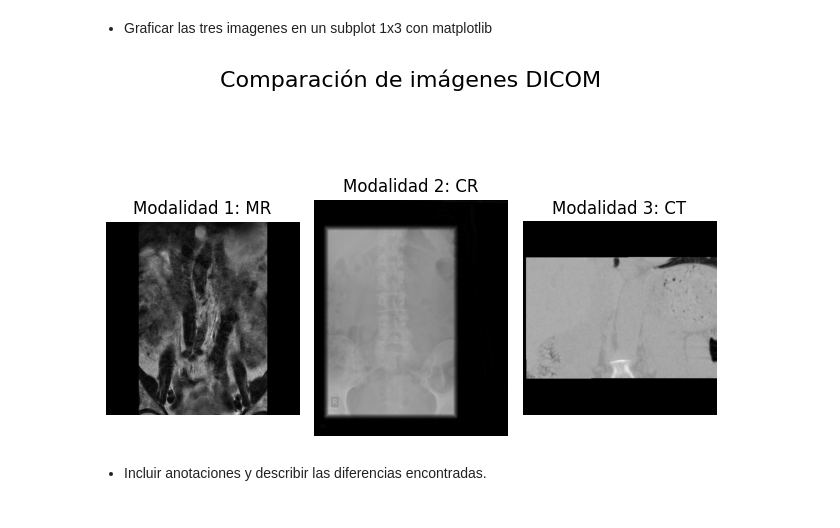
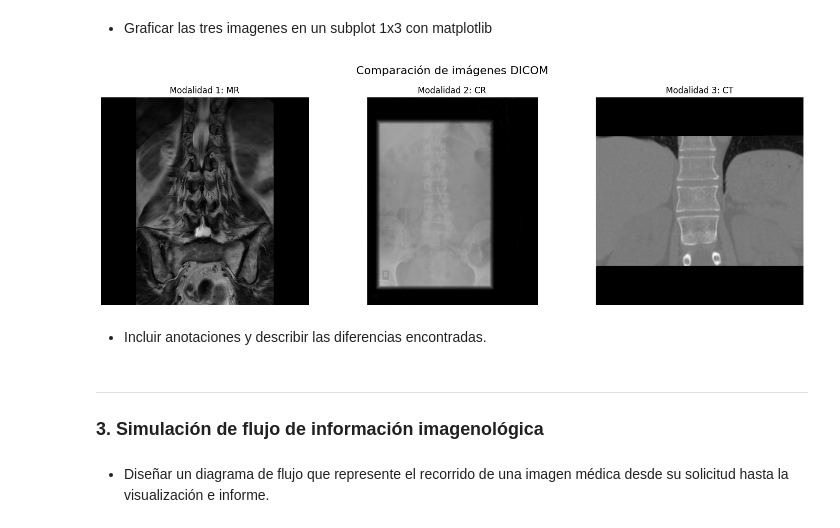
Before and after one commit to LuEnciso21/ImagenesMedicas, a Jupyter notebook: TrabajoUno/TrabajoUno.ipynb, the cells around one changed output. Saved outputs shown, nothing was run; the diff lists cells and outputs as text; code cells hidden in the pictures.

```diff
--- a/TrabajoUno/TrabajoUno.ipynb
+++ b/TrabajoUno/TrabajoUno.ipynb
@@ -176,9 +178,9 @@ plt.show()
 # %%
 # Lista de rutas a las imágenes DICOM
 rutas_dicom = [
-    "Modalidad1/201/1.3.46.670589.11.45555.5.0.8860.2024062407350848047.dcm",
+    "Modalidad1/201/1.3.46.670589.11.45555.5.0.8860.2024062407351290058.dcm",
     "Modalidad2/ScalarVolume_13/IMG0001.dcm",
-    "Modalidad3/ScalarVolume_27/IMG0004.dcm"
+    "Modalidad3/ScalarVolume_27/IMG0036.dcm"
 ]
 
 # Leer y mostrar la modalidad de cada imagen
@@ -196,14 +198,3 @@ Modalidad 3: CT
     1. Calidad visual
     2. Resolucion numerica
     3. Diferencias de contraste percibidas
-# %%
-for idx, path in enumerate(rutas_dicom, start=1):
-    ds = pydicom.dcmread(path)
-    print(f"--- Imagen {idx} ---")
-    print("Shape:", ds.pixel_array.shape)
-    print("Pixel Spacing:", ds.get("PixelSpacing", "No disponible"))
-    print("Slice Thickness:", ds.get("SliceThickness", "No disponible"))
-    print("Modality:", ds.get("Modality", "No disponible"))
-    print("KVP:", ds.get("KVP", "No disponible"))
-    print("Photometric Interpretation:", ds.get("PhotometricInterpretation", "No disponible"))
-    print()
@@ -228,21 +270,28 @@ Photometric Interpretation: MONOCHROME2
 # %% [markdown]
 * Graficar las tres imagenes en un subplot 1x3 con matplotlib
 # %%
+plt.figure(figsize=(15, 5))
+
 # Recorrer y graficar cada imagen
 for i, path in enumerate(rutas_dicom):
     ds = pydicom.dcmread(path)
     img = ds.pixel_array
 
     plt.subplot(1, 3, i + 1)
     plt.imshow(img, cmap='gray')
     plt.title(f"Modalidad {i + 1}: {ds.get('Modality', 'N/A')}")
     plt.axis('off')
 
 # Título general
 plt.suptitle("Comparación de imágenes DICOM", fontsize=16)
 plt.tight_layout()
 plt.show()
 # %% [output]
-[figure, old version]
+[figure, new version]
 # %% [markdown]
 *  Incluir anotaciones y describir las diferencias encontradas.
+# %% [markdown]
+<hr>
+<h3><strong>3. Simulación de flujo de información imagenológica </strong></h3>
+# %% [markdown]
+* Diseñar un diagrama de flujo que represente el recorrido de una imagen médica desde su solicitud hasta la visualización e informe.
```
Also changed, not shown: parts of 7 cells of this notebook.
